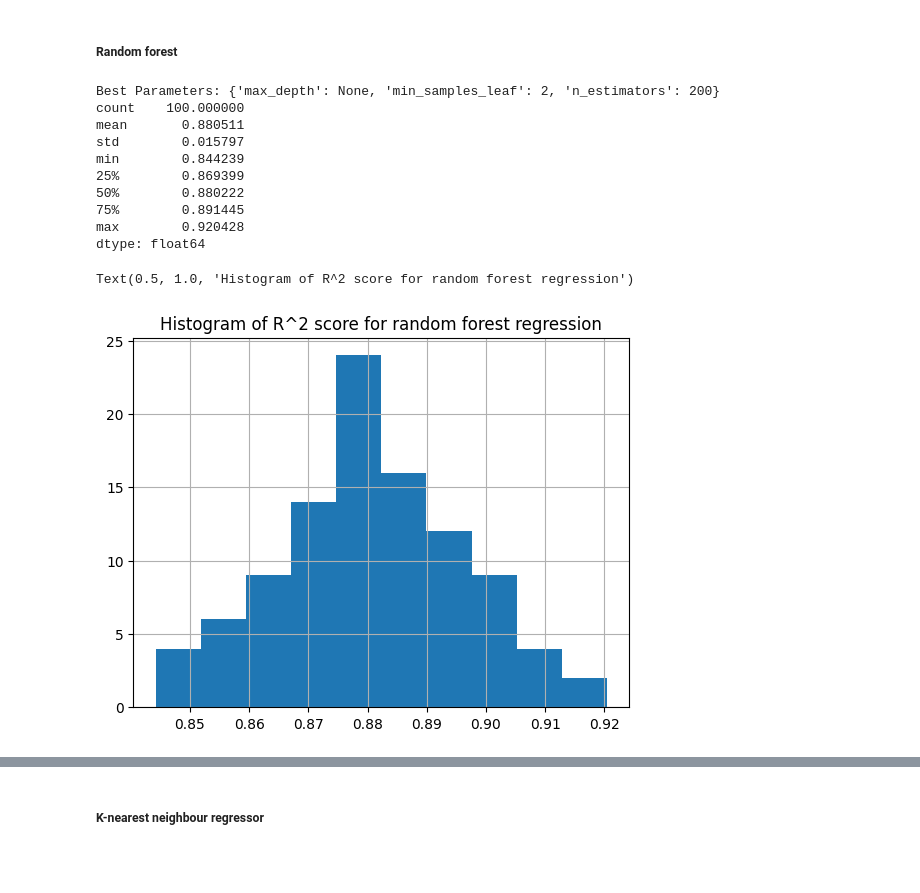
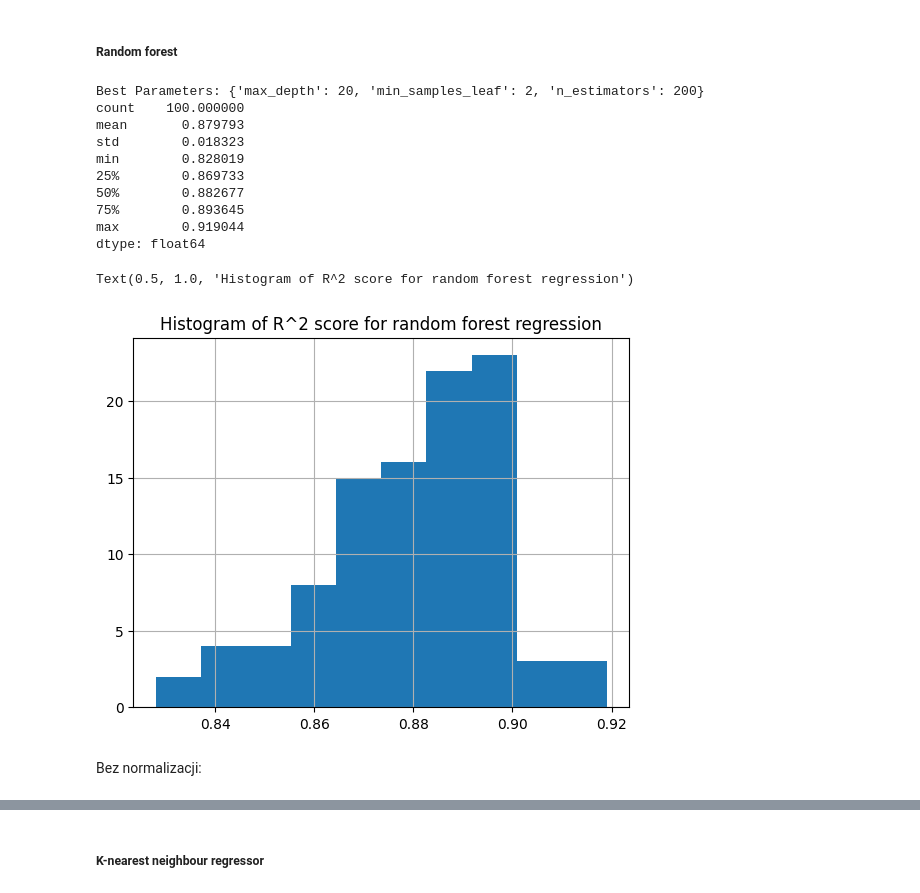
Before and after one commit to R4ken/Machine-Learning-Analysis, a Jupyter notebook: regression/solution.ipynb, the cells around one changed output, grey strips where cells are left out. Drawn from its saved outputs; the diff is of its cells as text; code cells hidden in the pictures; blank space fills up the shorter version.

Commit message:
Regression: add random seed everywhere

```diff
--- a/regression/solution.ipynb
+++ b/regression/solution.ipynb
@@ -381,7 +382,7 @@ Ustawienie ziarna lsowości aby zachować powtarzalność wyników
 sk.random.seed(1234)
 # %%
 from sklearn.model_selection import KFold, RepeatedKFold
-k_fold = KFold()
+k_fold = KFold(shuffle=True, random_state=1234)
 train_ind = []
 test_ind = []
 for train_index, test_index in k_fold.split(X):
@@ -390,7 +391,7 @@ for train_index, test_index in k_fold.split(X):
 
 cv = list(zip(train_ind, test_ind))
 
-r_k_fold = RepeatedKFold(n_repeats=20)
+r_k_fold = RepeatedKFold(n_repeats=20, random_state=1234)
 r_train_ind = []
 r_test_ind = []
 for train_index, test_index in r_k_fold.split(X):
@@ -431,7 +432,7 @@ alphas_to_test = [0.01, 0.1, 1.0, 10.0, 100.0]
 model_cv = RidgeCV(
     alphas=alphas_to_test,
     cv=cv,
-    scoring='r2'
+    scoring='r2',
 )
 
 model_cv.fit(X, Y)
@@ -441,7 +442,7 @@ print(f"Alpha: {model_cv.alpha_}")
 scores_r = []
 
 for i in range(100):
-    model = Ridge(copy_X=True, alpha=model_cv.alpha_)
+    model = Ridge(copy_X=True, alpha=model_cv.alpha_, random_state=1234)
     model.fit(X.iloc[r_train_ind[i]], Y.iloc[r_train_ind[i]])
     scores_r.append(model.score(X.iloc[r_test_ind[i]], Y.iloc[r_test_ind[i]]))
 r = pd.Series(scores_r)
@@ -551,42 +553,44 @@ param_grid = {
 }
 
 grid_search = GridSearchCV(
-    estimator=RandomForestRegressor(),
+    estimator=RandomForestRegressor(random_state=1234),
     param_grid=param_grid,
     cv=cv,
     scoring='r2',
-    n_jobs=-1
+    n_jobs=-1,
 )
 
 grid_search.fit(X, Y)
 
 best_params = grid_search.best_params_
 print(f"Best Parameters: {best_params}")
 
 scores_rf = []
 
 for i in range(100):
-    model = RandomForestRegressor(**best_params)
+    model = RandomForestRegressor(**best_params, random_state=1234)
 
     model.fit(X.iloc[r_train_ind[i]], Y.iloc[r_train_ind[i]])
 
     scores_rf.append(model.score(X.iloc[r_test_ind[i]], Y.iloc[r_test_ind[i]]))
 
 rf = pd.Series(scores_rf)
 
 print(rf.describe())
 rf.hist()
 plt.title("Histogram of R^2 score for random forest regression")
 # %% [output]
-Best Parameters: {'max_depth': None, 'min_samples_leaf': 2, 'n_estimators': 200}
+Best Parameters: {'max_depth': 20, 'min_samples_leaf': 2, 'n_estimators': 200}
 count    100.000000
-mean       0.880511
-std        0.015797
-min        0.844239
-25%        0.869399
-50%        0.880222
-75%        0.891445
-max        0.920428
+mean       0.879793
+std        0.018323
+min        0.828019
+25%        0.869733
+50%        0.882677
+75%        0.893645
+max        0.919044
 dtype: float64
 Text(0.5, 1.0, 'Histogram of R^2 score for random forest regression')
-[figure, old version]
+[figure, new version]
+# %% [markdown]
+Bez normalizacji:
```
Also changed, not shown: parts of 10 cells of this notebook.
